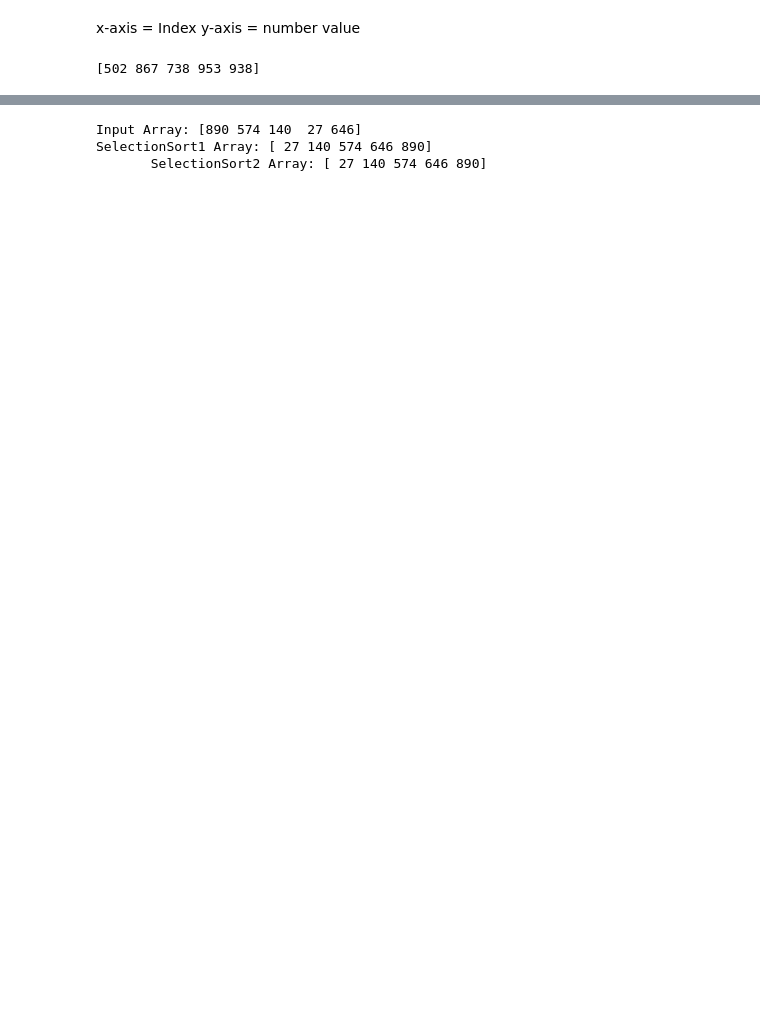
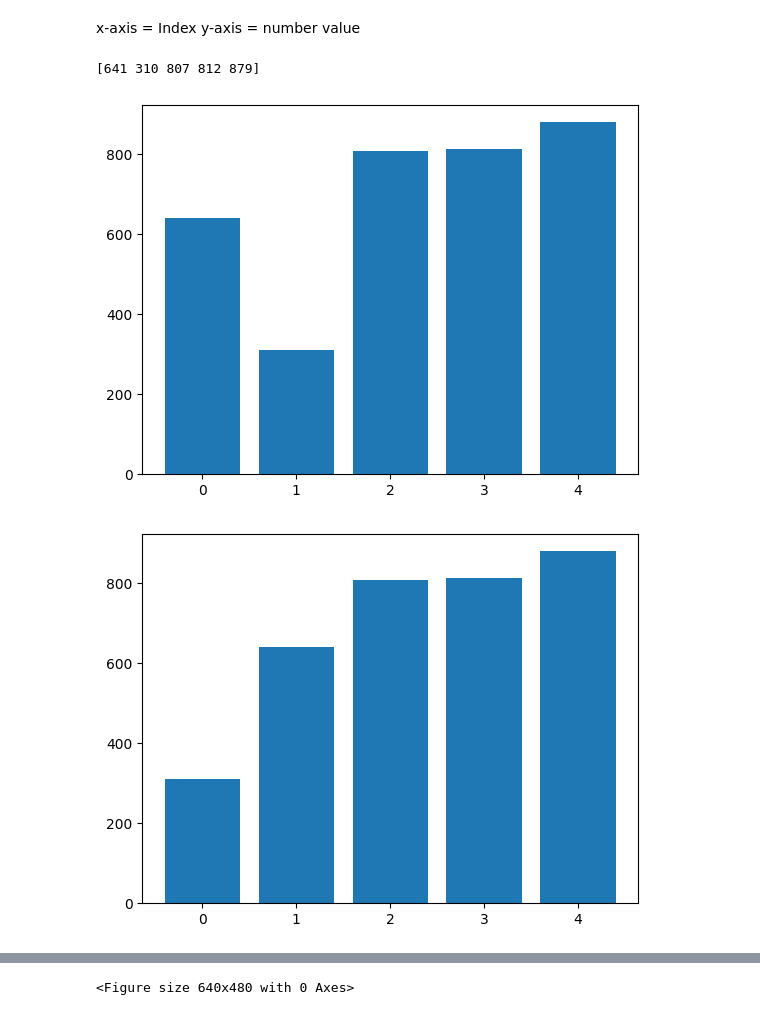
Before and after one commit to scheung97/SortingVisualizer, a Jupyter notebook: sorting.ipynb, the cells around one changed output, grey strips where cells are left out. Cells and saved outputs as stored; diff of their text form; code cells hidden in the pictures; blank space fills up the shorter version.

Commit message:
basic visualization for SelectionSort

```diff
--- a/sorting.ipynb
+++ b/sorting.ipynb
@@ -14,30 +13,38 @@ high = 1000
 size = 5  #1000
 
 # low <= randint <= high-1 (aka max = high-1)
-rand_array = np.random.randint(low, high, size)
+rand_array = np.random.randint(low, high, size) # random integer
+x = np.arange(0, size, 1) # indices of the rand_array matrix
 print(rand_array)
 # %% [output]
-[502 867 738 953 938]
+[641 310 807 812 879]
 # %%
 def SelectionSort1(arr):
     for i in range(len(arr)):
         for j in range(i+1,len(arr)):
+            plt.bar(x, rand_array)
+            plt.pause(0.05)
+            plt.clf()
+
             if arr[i] > arr[j]:
                 arr[i], arr[j] = arr[j], arr[i]
+    plt.show()
     return arr
 
 def SelectionSort2(arr):
     for i in range(len(arr)):
         min_idx = i
         for j in range(i+1,len(arr)):
             if arr[i] > arr[j]:
                 min_idx = j
         arr[i], arr[min_idx] = arr[min_idx], arr[i]
     return arr
 
-print(f"Input Array: {rand_array}")
+# print(f"Input Array: {rand_array}")
 s_sort1_array = SelectionSort1(rand_array)
-s_sort2_array = SelectionSort2(rand_array)
-print(f"SelectionSort1 Array: {s_sort1_array}\n \
-      SelectionSort2 Array: {s_sort2_array}")
+# s_sort2_array = SelectionSort2(rand_array)
+# print(f"SelectionSort1 Array: {s_sort1_array}\n \
+#       SelectionSort2 Array: {s_sort2_array}")
 # %% [output]
+[figure, added]
+[figure, added]
@@ -44,6 +59,4 @@ print(f"SelectionSort1 Array: {s_sort1_array}\n \
-Input Array: [890 574 140  27 646]
-SelectionSort1 Array: [ 27 140 574 646 890]
-       SelectionSort2 Array: [ 27 140 574 646 890]
+<Figure size 640x480 with 0 Axes>
 # %%
 def InsertionSort(arr):
     # https://www.tutorialspoint.com/data_structures_algorithms/insertion_sort_algorithm.htm
```
Also changed, not shown: parts of 7 cells of this notebook, 2 other files.
